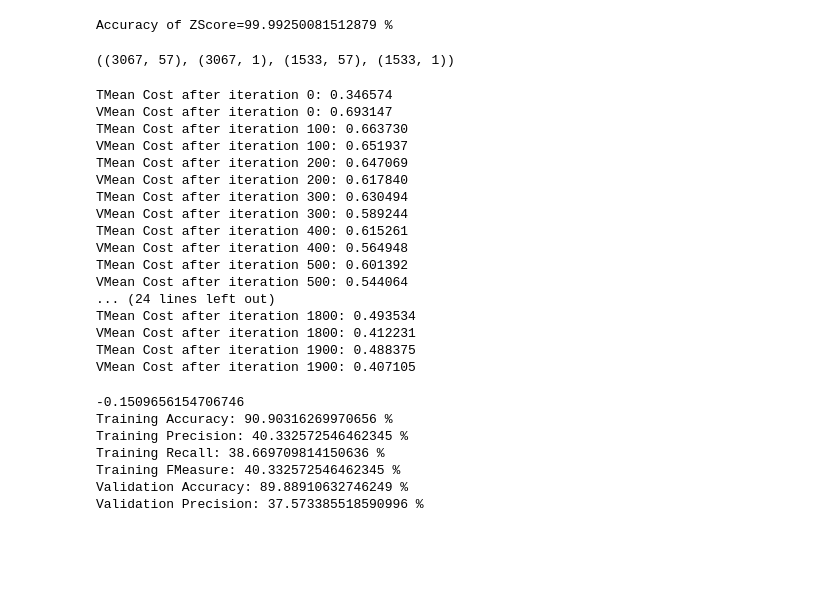
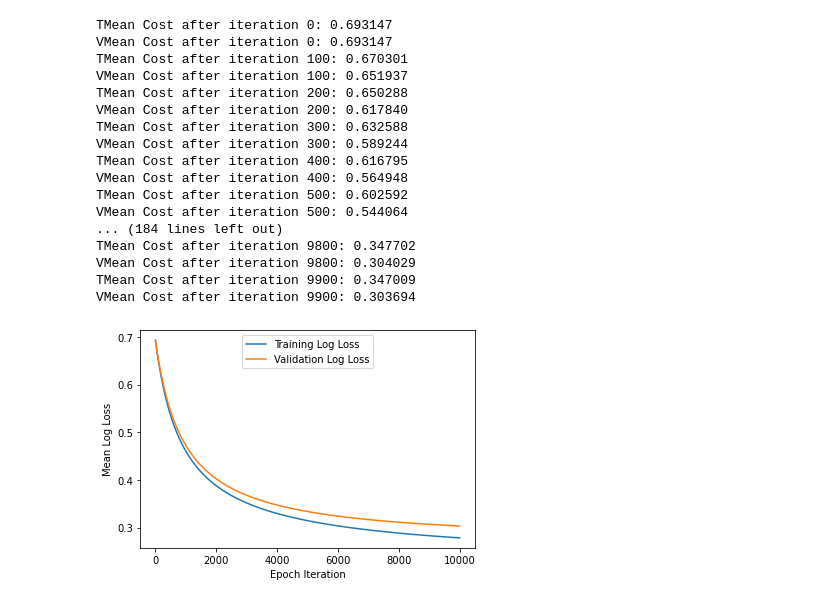
Before and after one commit to brendangoldz/HW2, a Jupyter notebook: HW2.ipynb, the cells around one changed output. Saved outputs shown, nothing was run; the diff lists cells and outputs as text; code cells hidden in the pictures; blank space fills up the shorter version.

```diff
--- a/HW2.ipynb
+++ b/HW2.ipynb
@@ -27,10 +26,6 @@ mean, std = dh.zscore_data(tX, tX)
 test = val.validate_zscore(tX)
 tX = dh.apply_zscore(mean, std, tX)
 vX = dh.apply_zscore(mean, std, vX)
-print("Accuracy of ZScore={} %".format(100-(test == tX).sum()/tX.shape[0]))
-
-# vX = dh.zscore_data(tX, vX)
-tX.shape, tY.shape, vX.shape, vY.shape
+b = 0
+m, n = tX.shape
+w = np.zeros((n,1))
-# %% [output]
-Accuracy of ZScore=99.99250081512879 %
-((3067, 57), (3067, 1), (1533, 57), (1533, 1))
@@ -47,44 +32,28 @@ b = 0
 # %%
 # calculate(self, w, b, tX, tY, vX, vY):
 weights, bias, losses = lr.calculate(w, b, tX, tY, vX, vY)
+plt.plot(losses["TR"], label="Training Log Loss")
+plt.plot(losses["VAL"], label="Validation Log Loss")
+plt.xlabel("Epoch Iteration")
+plt.ylabel("Mean Log Loss")
+plt.legend(loc='upper center')
+plt.show()
 # %% [output]
-TMean Cost after iteration 0: 0.346574
+TMean Cost after iteration 0: 0.693147
 VMean Cost after iteration 0: 0.693147
-TMean Cost after iteration 100: 0.663730
+TMean Cost after iteration 100: 0.670301
 VMean Cost after iteration 100: 0.651937
-TMean Cost after iteration 200: 0.647069
+TMean Cost after iteration 200: 0.650288
 VMean Cost after iteration 200: 0.617840
-TMean Cost after iteration 300: 0.630494
+TMean Cost after iteration 300: 0.632588
 VMean Cost after iteration 300: 0.589244
-TMean Cost after iteration 400: 0.615261
+TMean Cost after iteration 400: 0.616795
 VMean Cost after iteration 400: 0.564948
-TMean Cost after iteration 500: 0.601392
+TMean Cost after iteration 500: 0.602592
 VMean Cost after iteration 500: 0.544064
-... (24 lines left out)
-TMean Cost after iteration 1800: 0.493534
-VMean Cost after iteration 1800: 0.412231
-TMean Cost after iteration 1900: 0.488375
-VMean Cost after iteration 1900: 0.407105
+... (184 lines left out)
+TMean Cost after iteration 9800: 0.347702
+VMean Cost after iteration 9800: 0.304029
+TMean Cost after iteration 9900: 0.347009
+VMean Cost after iteration 9900: 0.303694
+[figure, added]
-# %%
-# def prediction(self, w, b, X):
-print(bias)
-tPreds = lr.prediction(weights, bias, tX)
-vPreds = lr.prediction(weights, bias, vX)
-
-print("Training Accuracy: {} %".format(100*calc.accuracy(tY, tPreds)))
-print("Training Precision: {} %".format(100*calc.precision(tY, tPreds)))
-print("Training Recall: {} %".format(100*calc.recall(tY, tPreds)))
-print("Training FMeasure: {} %".format(100*calc.fmeasure(tY, tPreds)))
-
-
-
-print("Validation Accuracy: {} %".format(100*calc.accuracy(vY, vPreds)))
-print("Validation Precision: {} %".format(100*calc.precision(vY, vPreds)))
-# %% [output]
--0.1509656154706746
-Training Accuracy: 90.90316269970656 %
-Training Precision: 40.332572546462345 %
-Training Recall: 38.669709814150636 %
-Training FMeasure: 40.332572546462345 %
-Validation Accuracy: 89.88910632746249 %
-Validation Precision: 37.573385518590996 %
```
Also changed, not shown: parts of 4 cells of this notebook, 2 other files.
